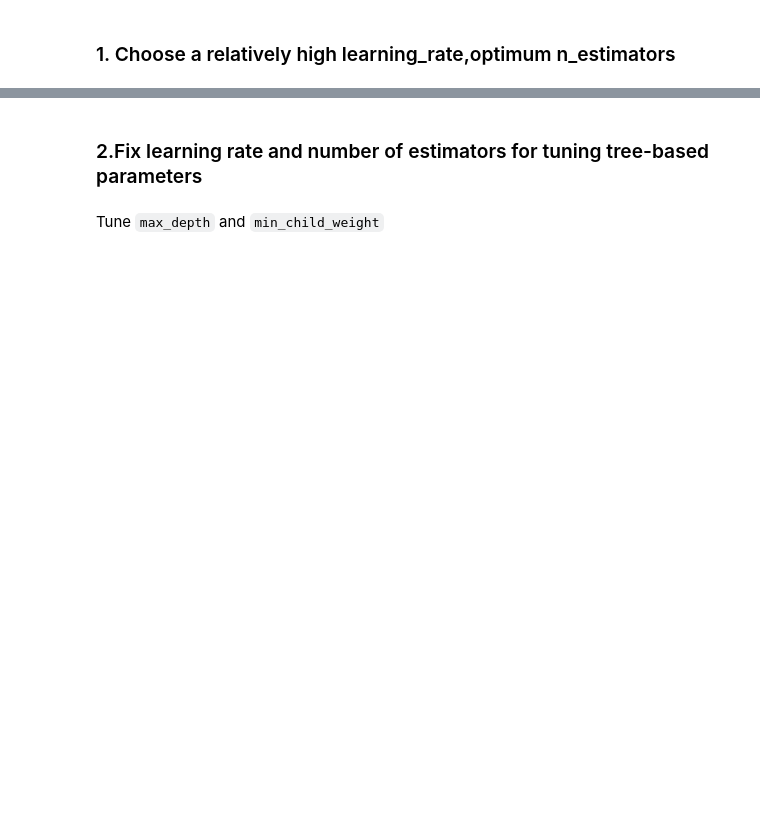
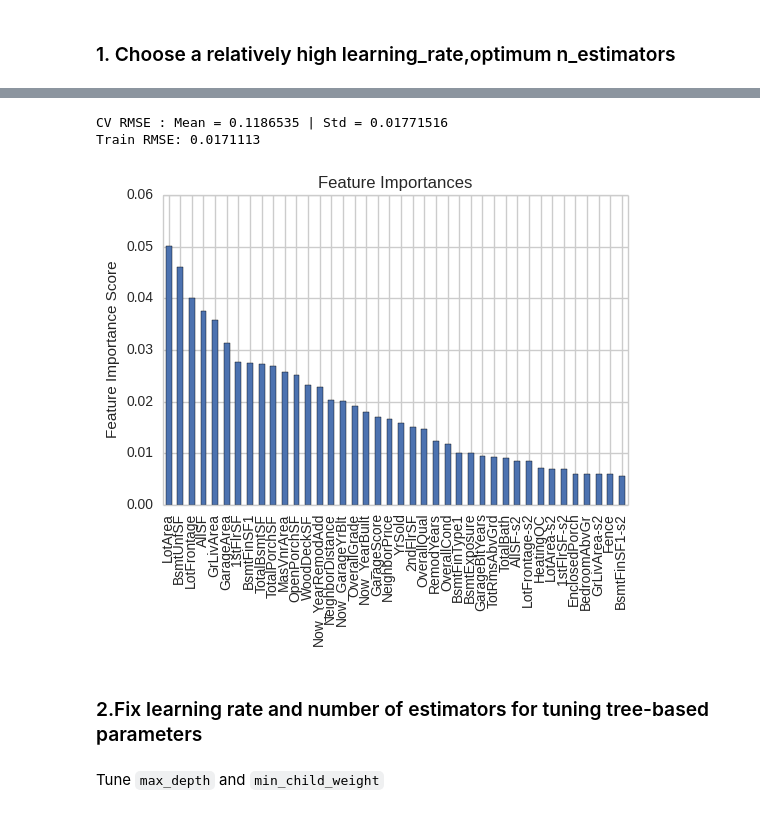
Before and after one commit to SunnyMarkLiu/Kaggle-House-Prices, a Jupyter notebook: XGBoost_and_Parameter_Tuning.ipynb, the cells around one changed output, grey strips where cells are left out. Drawn from its saved outputs; the diff is of its cells as text; code cells hidden in the pictures; blank space fills up the shorter version.

```diff
--- a/XGBoost_and_Parameter_Tuning.ipynb
+++ b/XGBoost_and_Parameter_Tuning.ipynb
@@ -140,32 +157,36 @@ def model_cross_validate(xgb_regressor, cv_paramters, dtrain,
 # %%
-def model_fit(regressor, train_x, train_y, performCV=True,
+def model_fit(xgb_regressor, train_x, train_y, performCV=True,
               printFeatureImportance=True, cv_folds=5):
-
-    # fir the train data
-    regressor.fit(train_x, train_y)
-
-    # Predict training set
-    train_predictions = regressor.predict(train_x)
-    mse = metrics.mean_absolute_error(train_y, regressor.predict(train_x))
-    print "Model training report:"
-    print("MSE: %.9f" % mse)
 
     # Perform cross-validation
     if performCV:
-        cv_score = cross_validation.cross_val_score(regressor, train_x, train_y,
-                                               cv=cv_folds, scoring='r2')
-        print "CV Score : Mean = %.7g | Std = %.7g | Min = %.7g | Max = %.7g" % \
-                (np.mean(cv_score),np.std(cv_score),np.min(cv_score),np.max(cv_score))
+        xgb_param = xgb_regressor.get_xgb_params()
+        cvresult = xgb.cv(xgb_param, dtrain, num_boost_round=xgb_param['n_estimators'],
+                              nfold=cv_folds, metrics='rmse',
+                              early_stopping_rounds=50)
+        round_count = cvresult.shape[0]
+        mean_rmse = cvresult.loc[round_count-11:round_count-1,'test-rmse-mean'].mean()
+        std_rmse = cvresult.loc[round_count-11:round_count-1,'test-rmse-std'].mean()
+
+        print "CV RMSE : Mean = %.7g | Std = %.7g" % (mean_rmse, std_rmse)
+
+    # fir the train data
+    xgb_regressor.fit(train_x, train_y)
+
+    # Predict training set
+    train_predictions = xgb_regressor.predict(train_x)
+    mse = rmse(train_y, train_predictions)
+    print("Train RMSE: %.7f" % mse)
 
     # Print Feature Importance
     if printFeatureImportance:
-        feature_importances = pd.Series(regressor.feature_importances_, train_x.columns.values)
+        feature_importances = pd.Series(xgb_regressor.feature_importances_, train_x.columns.values)
         feature_importances = feature_importances.sort_values(ascending=False)
         feature_importances= feature_importances.head(40)
         feature_importances.plot(kind='bar', title='Feature Importances')
         plt.ylabel('Feature Importance Score')
 
-    return regressor, feature_importances
+    return xgb_regressor, feature_importances
 # %% [markdown]
 Baseline XGBRegressor
 # %%
@@ -198,20 +238,24 @@ print 'min_mean_rmse:', min_mean_rmse
 # %%
 xgb_regressor = XGBRegressor(
-                learning_rate=0.02,
-                n_estimators=200,
+                learning_rate =0.1,
+                n_estimators = 310,
 
                 max_depth=5,
                 min_child_weight=1,
                 gamma=0,
                 subsample=0.8,
                 colsample_bytree=0.8,
                 reg_lambda = 0.1,
                 reg_alpha = 0.1,
                 scale_pos_weight=1,
                 objective= 'reg:linear',
                 seed=10)
 
 xgb_regressor, feature_importances = model_fit(xgb_regressor,train_X, train_Y)
+# %% [output]
+CV RMSE : Mean = 0.1186535 | Std = 0.01771516
+Train RMSE: 0.0171113
+[figure, added]
 # %% [markdown]
 ### 2.Fix learning rate and number of estimators for tuning tree-based parameters
 # %% [markdown]
```
Also changed, not shown: parts of 22 cells of this notebook, 13 other files.
